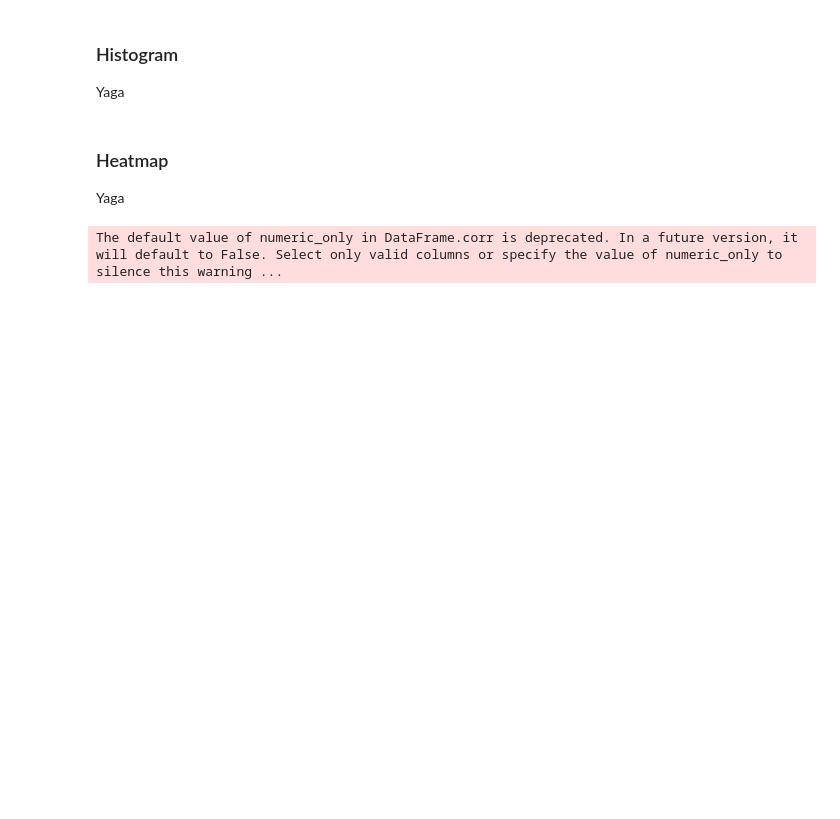
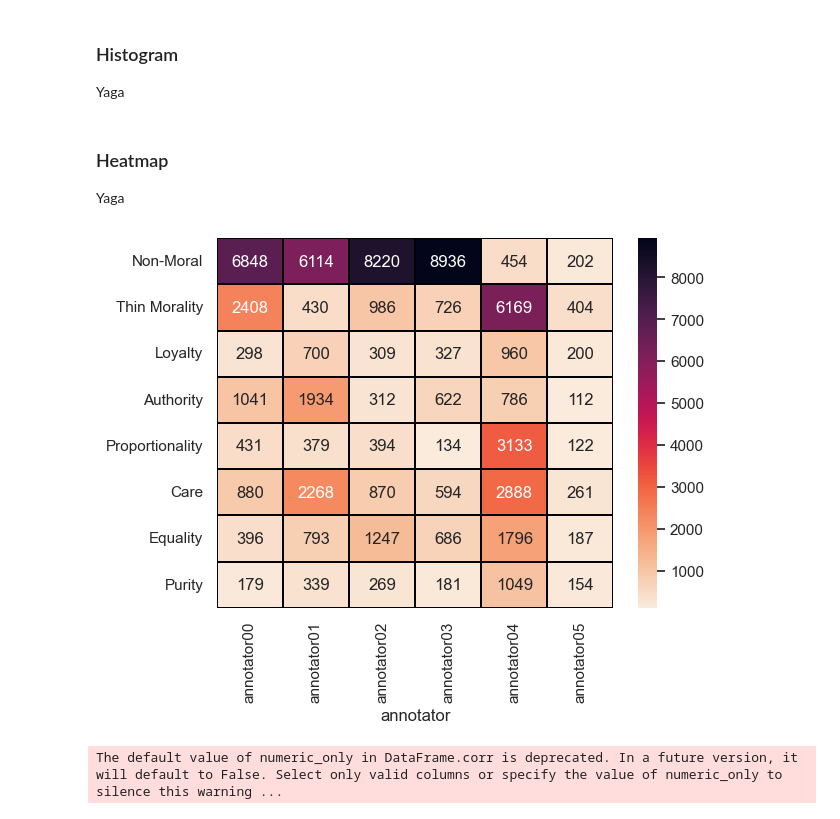
Before and after one commit to 18vmck/cmpe351_group10, a Jupyter notebook: viz.ipynb, the cells around one changed output. Drawn from its saved outputs; the diff is of its cells as text; code cells hidden in the pictures; blank space fills up the shorter version.

Commit message:
heatmap

```diff
--- a/viz.ipynb
+++ b/viz.ipynb
@@ -28,6 +28,48 @@ Data columns (total 6 columns):
  5   confidence  61184 non-null  object
 dtypes: object(6)
 memory usage: 2.8+ MB
+# %%
+list_words = []
+for row in df["annotation"]:
+    words = row.split(',')
+    word_counts = collections.Counter(words)
+    list_words.append(words)
+    flat_list = list(chain.from_iterable(list_words))
+unique_words = set(flat_list)
+# %%
+# Get the unique words
+annotator_data = [{'annotator': row[0], 'annotation': row[1]} for row in df[['annotator', 'annotation']].values]
+# Get the counts of each word
+labels = [{'Non-Moral': row['annotation'].count('Non-Moral'), 'Thin Morality': row['annotation'].count('Thin Morality'), 'Care': row['annotation'].count('Care'), 'Equality': row['annotation'].count('Equality'), 'Authority': row['annotation'].count('Authority'), 'Proportionality': row['annotation'].count('Proportionality'), 'Loyalty': row['annotation'].count('Loyalty'), 'Purity': row['annotation'].count('Purity')} for row in annotator_data]
+# Convert to a dataframe
+labels = pd.DataFrame(labels)
+# Sum the counts
+labels = labels.sum(axis=0)
+# %%
+annotators = ['annotator00', 'annotator01', 'annotator02', 'annotator03', 'annotator04', 'annotator05']
+
+# for each annotator, sum up the labels in annotator data
+annotator_labels = []
+for annotator in annotators:
+    # get the annotations for this annotator
+    annotations = [row['annotation'] for row in annotator_data if row['annotator'] == annotator]
+    # split the annotations into a list of labels
+    annotations = [annotation.split(',') for annotation in annotations]
+    # flatten the list of lists
+    annotations = [item for sublist in annotations for item in sublist]
+    # count the labels
+    counts = collections.Counter(annotations)
+    # add the counts to the dict
+    counts['annotator'] = annotator
+    # add the dict to the array
+    annotator_labels.append(counts)
+
+# convert the array of dicts to a dataframe
+annotator_labels = pd.DataFrame(annotator_labels)
+# set the index to the annotator
+annotator_labels = annotator_labels.set_index('annotator')
+# transpose the dataframe so that the labels are the columns
+annotator_labels = annotator_labels.T
 # %% [markdown]
 ### Box plot
 Bar graph filled with all the bars like the storage on your phone
@@ -66,6 +94,11 @@ fig.show()
 # %% [markdown]
 ### Heatmap
 Yaga
+# %%
+#Heatmap of annotator labels
+sns.heatmap(annotator_labels.T, annot=True, fmt='d',cmap='rocket_r', linewidths=0.1, linecolor='black');
+# %% [output]
+[figure, added]
 # %%
 fig, ax = plt.subplots(figsize=(30, 10))
 cor_df = df.corr(method = "pearson").round(2)
```
Also changed, not shown: parts of 5 cells of this notebook, 6 other files.
